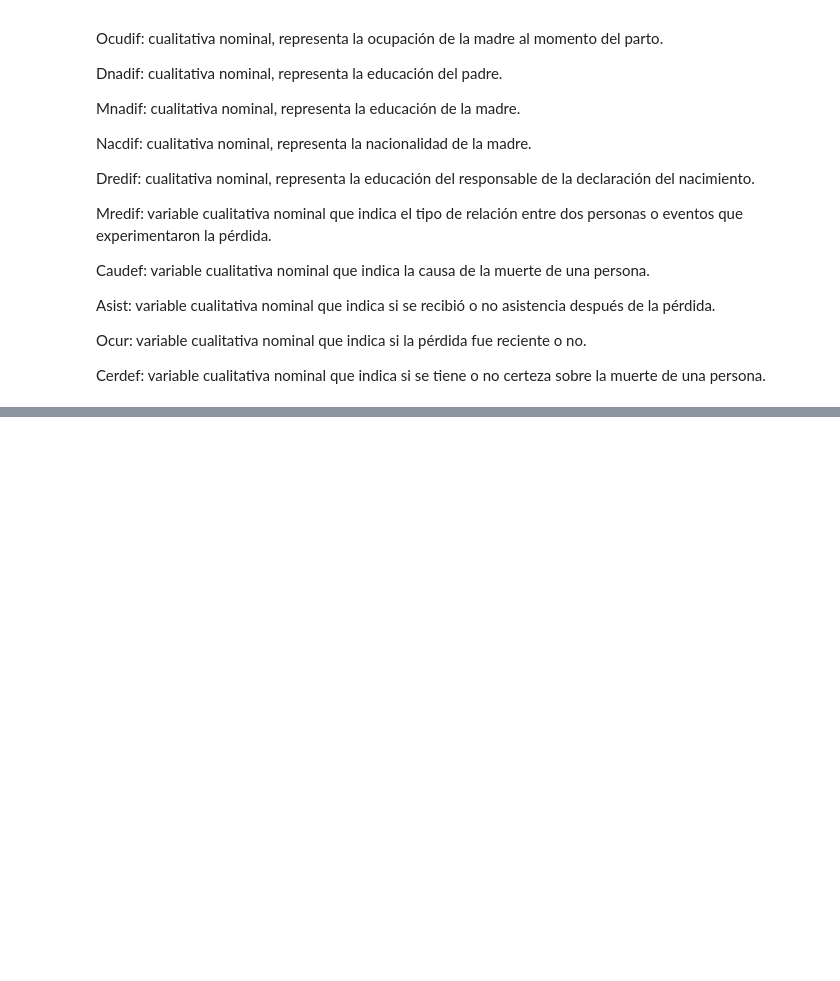
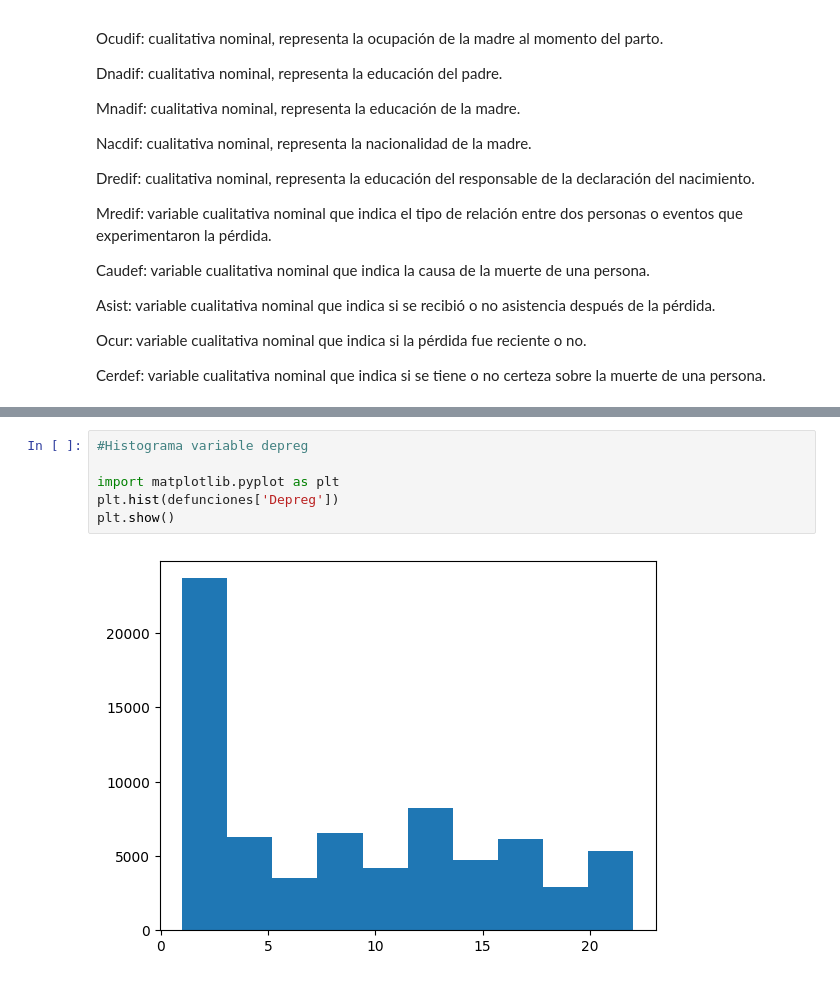
Before and after one commit to cayomol01/Proyecto1MD, a Jupyter notebook: proyecto.ipynb, the cells around one changed output, grey strips where cells are left out. Cells and saved outputs as stored; diff of their text form; blank space fills up the shorter version.

```diff
--- a/proyecto.ipynb
+++ b/proyecto.ipynb
@@ -129,0 +148,8 @@ mortalidadVIH_SIDA.info()
+# %%
+#Histograma variable depreg
+
+import matplotlib.pyplot as plt
+plt.hist(defunciones['Depreg'])
+plt.show()
+# %% [output]
+[figure, added]
```
Also changed, not shown: parts of 1 cell of this notebook.
